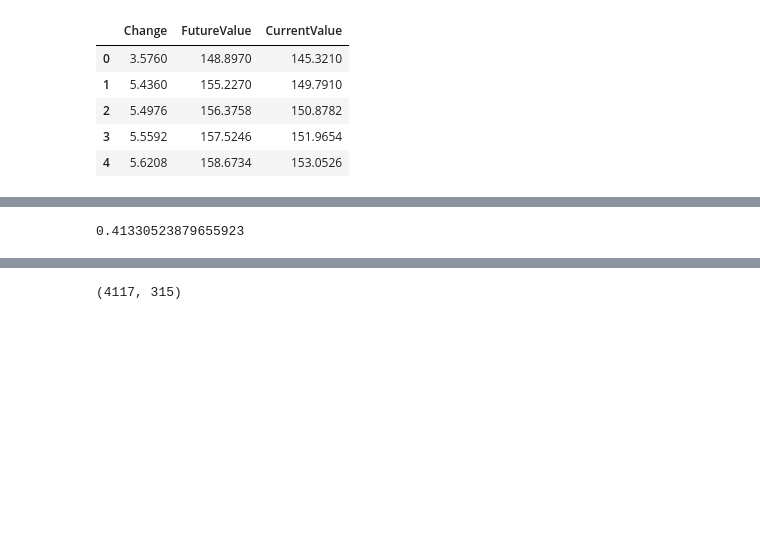
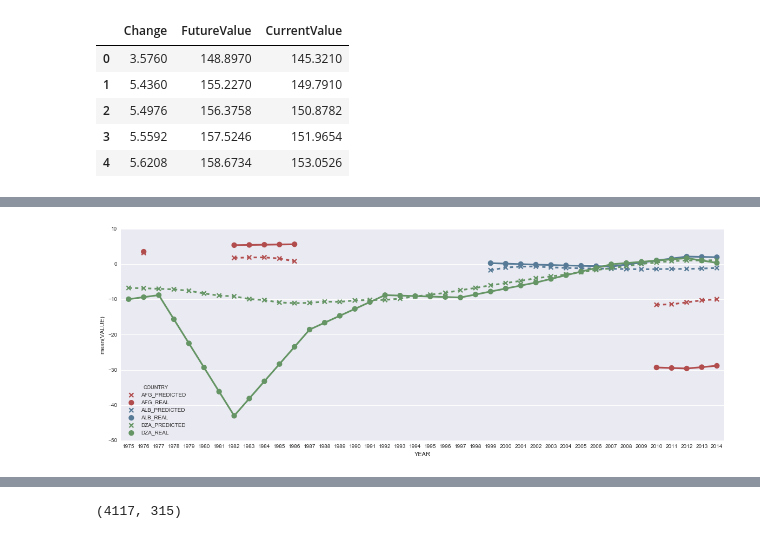
Before and after one commit to jgzuke/KaggleScripts, a Jupyter notebook: WorldDevelopment/Training.ipynb, the cells around one changed output, grey strips where cells are left out. Saved outputs shown, nothing was run; the diff lists cells and outputs as text; code cells hidden in the pictures; blank space fills up the shorter version.

Commit message:
split train/test by counrty, only graph non train countries, fix lasagne from using classifier

```diff
--- a/WorldDevelopment/Training.ipynb
+++ b/WorldDevelopment/Training.ipynb
@@ -125,7 +121,6 @@ testClf(clf, 3, True)
 # %%
 from sklearn.svm import SVR
-clf = SVR()
-clf.fit(X_train, y_train)
-clf.score(X_test, y_test)
+clf_svr = SVR()
+testClf(clf_svr, 3, True)
 # %% [output]
-0.41330523879655923
+[figure, added]
```
Also changed, not shown: parts of 11 cells of this notebook.
